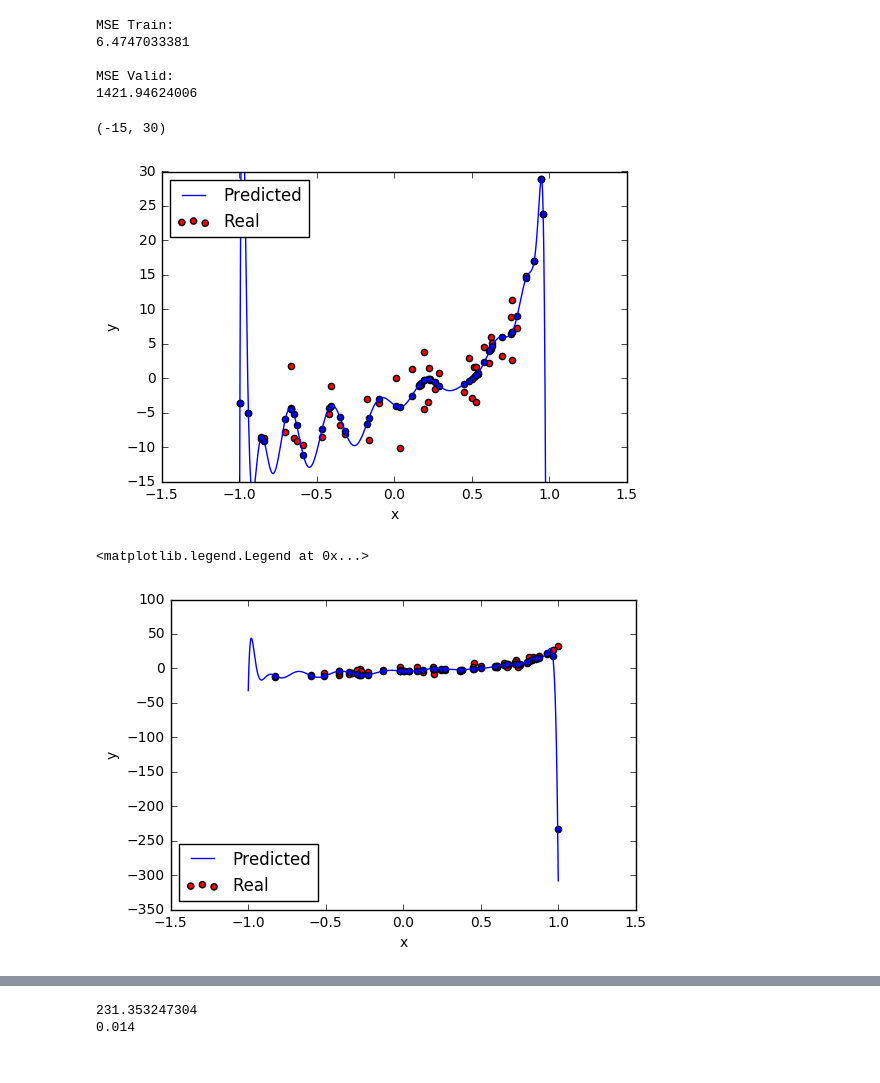
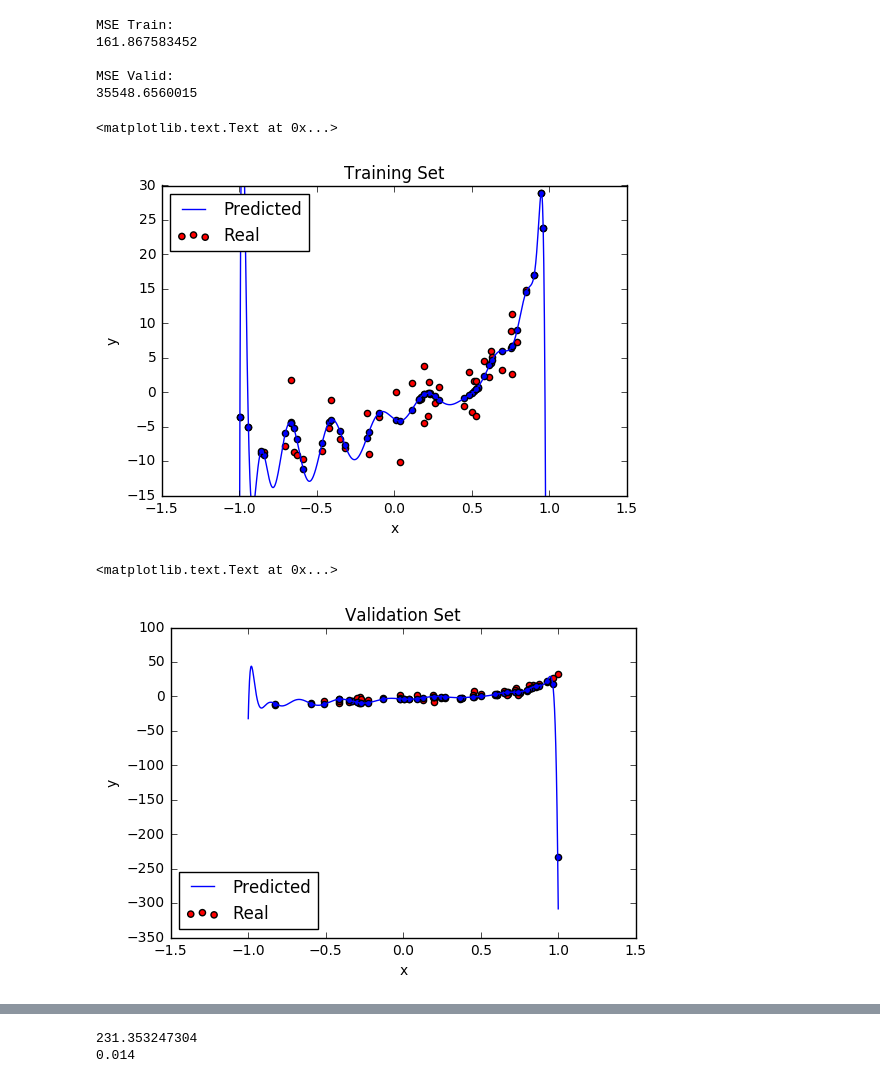
Before and after one commit to Blutude/Comp-551-ML, a Jupyter notebook: A1/Q1-Jupyter.ipynb, the cells around one changed output, grey strips where cells are left out. Drawn from its saved outputs; the diff is of its cells as text; code cells hidden in the pictures.

```diff
--- a/A1/Q1-Jupyter.ipynb
+++ b/A1/Q1-Jupyter.ipynb
@@ -58,7 +58,7 @@ def calcWeights(m, y, regularizationCoef):
 m_train = buildMatrix(input_train, 20)
 m_valid = buildMatrix(input_valid, 20)
 
-w = calcWeights(m_train, output_train)
+w = calcWeights(m_train, output_train, 0)
 
 yPredicted_train = np.dot(m_train, w)
 yPredicted_valid = np.dot(m_valid, w)
@@ -71,10 +71,10 @@ print("MSE Valid:")
 print(calcMse(m_valid, output_valid, w, 0))
 # %% [output]
 MSE Train:
-6.4747033381
+161.867583452
 
 MSE Valid:
-1421.94624006
+35548.6560015
 # %%
 plt.scatter(input_train, output_train, c='r', label="Real")
 plt.scatter(input_train, yPredicted_train, c='b')
@@ -85,21 +85,23 @@ plt.xlabel("x")
 plt.ylabel("y")
 plt.legend(loc=2)
 plt.ylim(-15,30)
+plt.title("Training Set")
 # %% [output]
-(-15, 30)
+<matplotlib.text.Text at 0x...>
-[figure, old version]
+[figure, new version]
 # %%
 plt.scatter(input_valid, output_valid, c='r', label="Real")
 plt.scatter(input_valid, yPredicted_valid, c='b')
 cont_x = np.linspace(-1.0, 1.0, num=1000)
 cont_y = vp(cont_x)
 plt.plot(cont_x, cont_y, label="Predicted")
 plt.xlabel("x")
 plt.ylabel("y")
 plt.legend(loc=3)
+plt.title("Validation Set")
 # %% [output]
-<matplotlib.legend.Legend at 0x...>
+<matplotlib.text.Text at 0x...>
-[figure, old version]
+[figure, new version]
 # %%
 p = np.poly1d(np.flipud(w))
 vp = np.vectorize(p)
```
Also changed, not shown: parts of 7 cells of this notebook, 32 other files.
